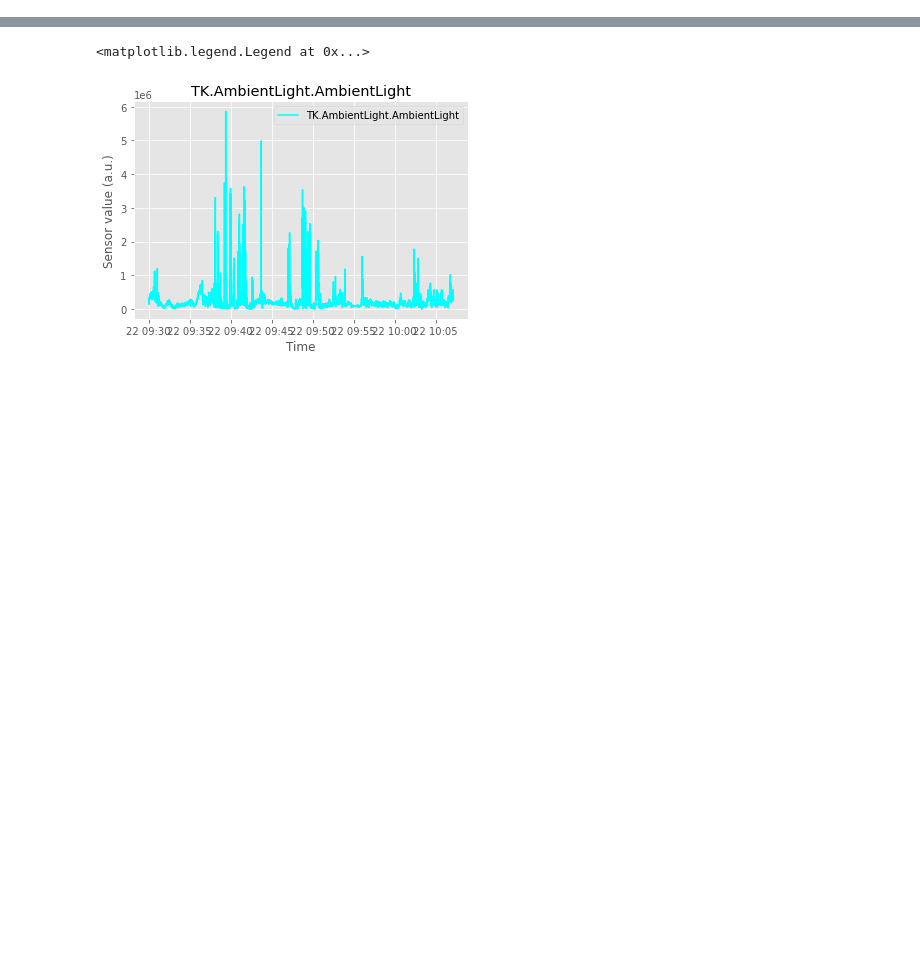
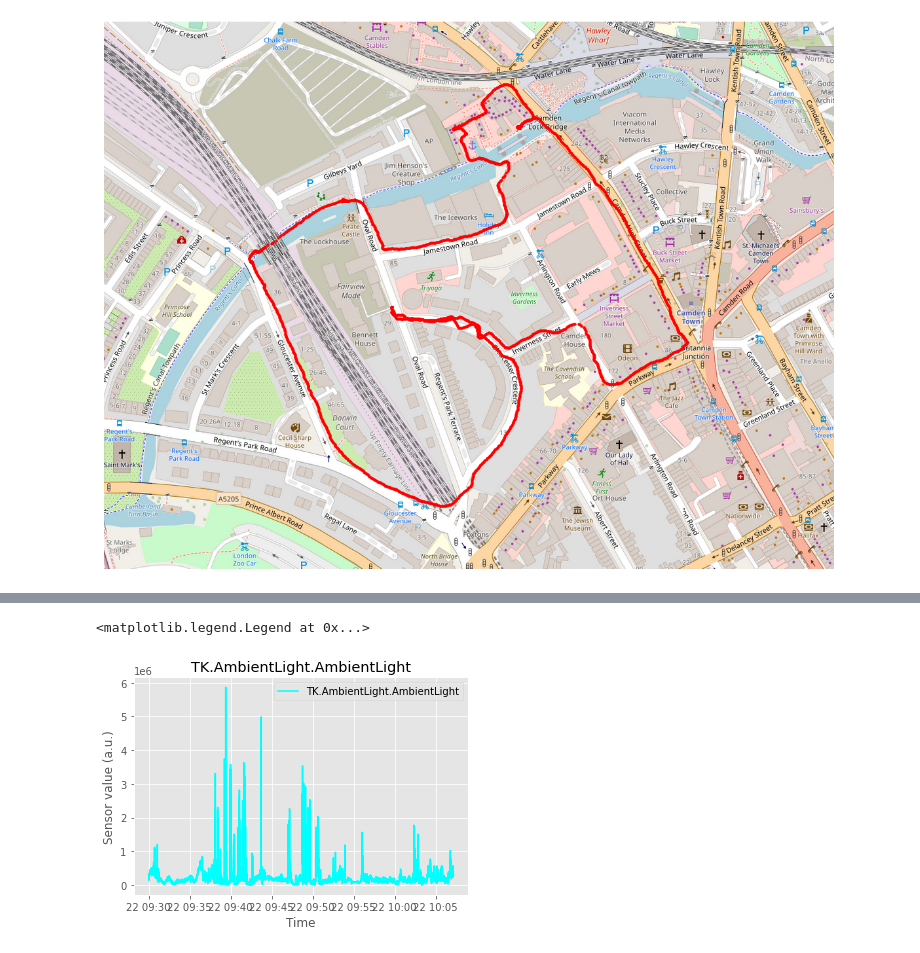
Before and after one commit to emotional-cities/pluma-experiments, a Jupyter notebook: 20092022/Analysis/AnalysisCode/Demo_API.ipynb, the cells around one changed output, grey strips where cells are left out. Saved outputs shown, nothing was run; the diff lists cells and outputs as text; code cells hidden in the pictures; blank space fills up the shorter version.

Commit message:
add ShowMap method to plot time-space data

```diff
--- a/20092022/Analysis/AnalysisCode/Demo_API.ipynb
+++ b/20092022/Analysis/AnalysisCode/Demo_API.ipynb
@@ -16,0 +17,7 @@ dataset.populate_streams(autoload = False)
+# %%
+dataset.add_georeference()
+dataset.georeference
+
+resampled = dataset.streams.TK.AirQuality.AirPressure.resample_temporospatial(
+    georeference = dataset.georeference)
+resampled
@@ -16,0 +39,5 @@ dataset.populate_streams(autoload = False)
+# %%
+fig = dataset.showmap(colorscale_override='r')
+plt.show()
+# %% [output]
+[figure, added]
```
Also changed, not shown: parts of 4 cells of this notebook, 3 other files.
